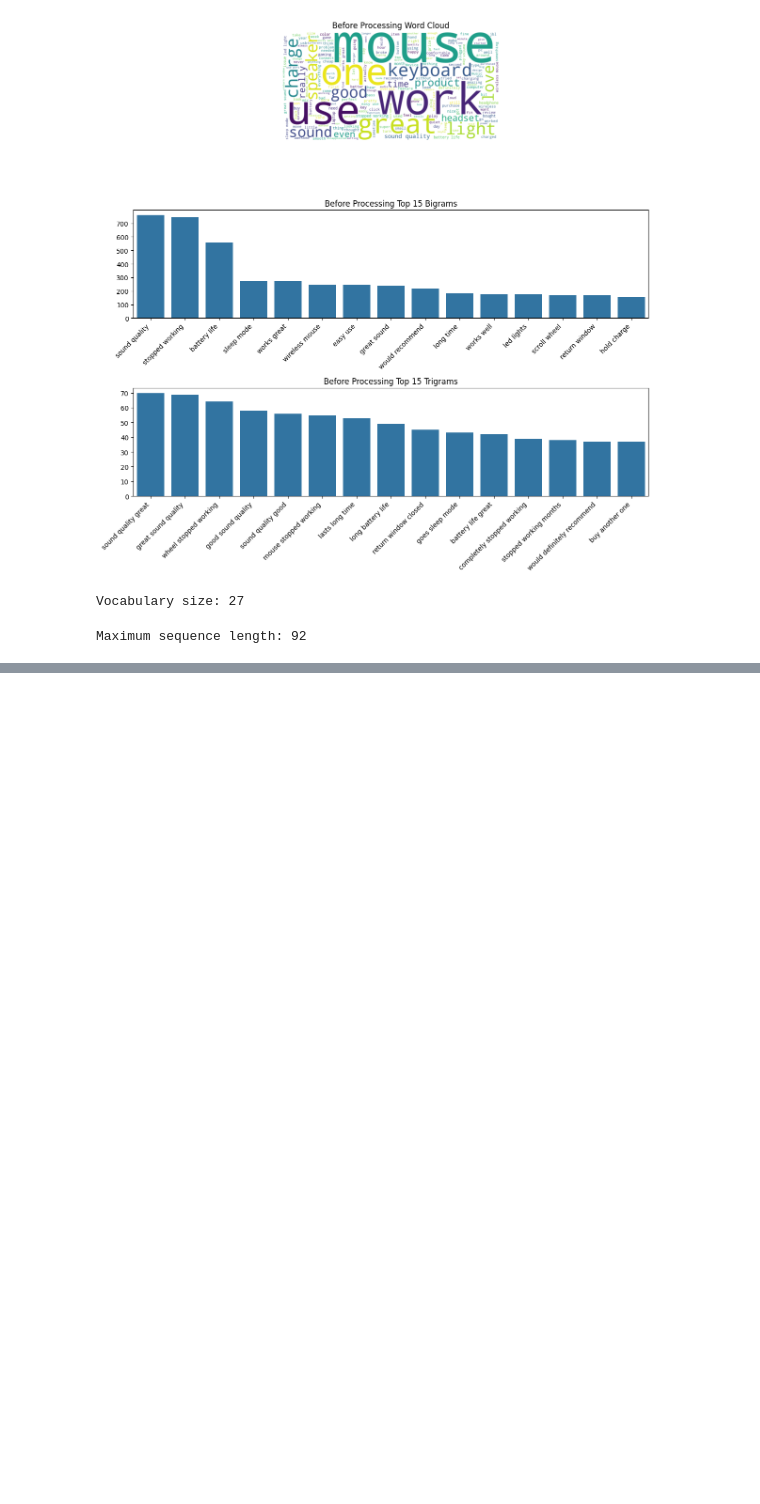
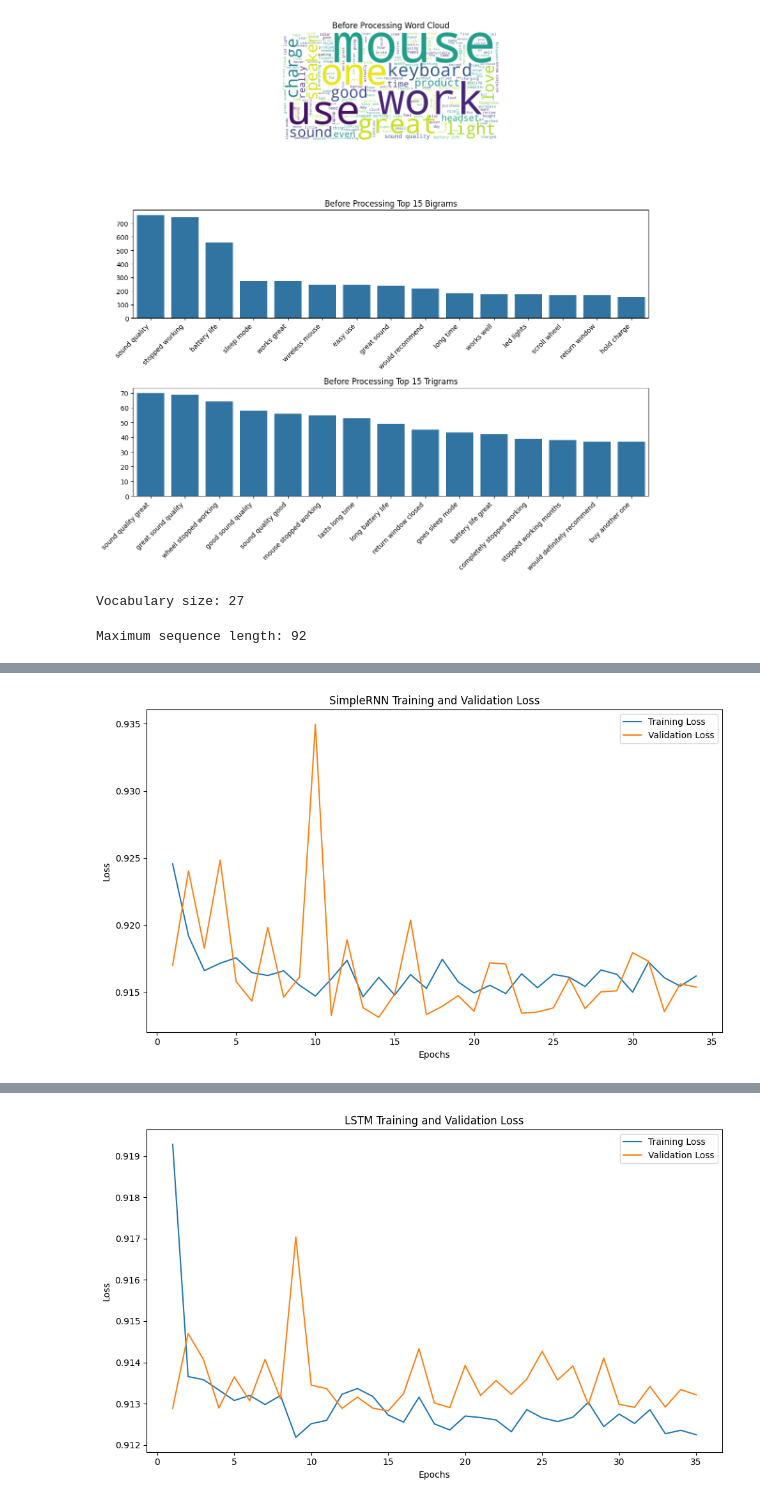
Before and after one commit to net-runner/wsei-nlp-and-generative-models, a Jupyter notebook: RNN_NLP_2.ipynb, the cells around one changed output, grey strips where cells are left out. Drawn from its saved outputs; the diff is of its cells as text; code cells hidden in the pictures; blank space fills up the shorter version.

Commit message:
Model compare.

```diff
--- a/RNN_NLP_2.ipynb
+++ b/RNN_NLP_2.ipynb
@@ -375,7 +375,7 @@ def train_model(model, train_loader, val_loader, optimizer, criterion, device, n
         # Early stopping
         if val_loss < best_val_loss:
             best_val_loss = val_loss
-            torch.save(model.state_dict(), 'best_model.pt')
+            torch.save(model.state_dict(), f'{model_name}_best_model.pt')
             epochs_without_improvement = 0
         else:
             epochs_without_improvement += 1
@@ -384,7 +384,7 @@ def train_model(model, train_loader, val_loader, optimizer, criterion, device, n
                 break
 
     # Load best model for evaluation
-    model.load_state_dict(torch.load('best_model.pt'))
+    model.load_state_dict(torch.load(f'{model_name}_best_model.pt'))
 
     return model, train_losses, val_losses
 # %%
@@ -421,8 +421,8 @@ embedding_dim = 100
 hidden_dim = 128
 output_dim = len(label_encoder.classes_)
 learning_rate = 0.001
-n_epochs = 20
-patience = 3
+n_epochs = 100
+patience = 20
 
 # List of models to train
 models = {
@@ -458,5 +458,16 @@ for model_name, model in models.items():
 
     print(f"{model_name} Test Loss: {test_loss:.4f}, Accuracy: {accuracy:.4f}")
     print(f"Classification Report:\n{report}")
+
+    plt.figure(figsize=(10, 6))
+    plt.plot(range(1, len(train_losses) + 1), train_losses, label='Training Loss')
+    plt.plot(range(1, len(val_losses) + 1), val_losses, label='Validation Loss')
+    plt.xlabel('Epochs')
+    plt.ylabel('Loss')
+    plt.title(f'{model_name} Training and Validation Loss')
+    plt.legend()
+    plt.tight_layout()
+    plt.savefig(f'{model_name}_loss.png')
+    plt.show()
 # %% [output]
 Training SimpleRNN...
@@ -478,0 +490 @@ Training LSTM...
+[figure, added]
@@ -497,0 +508 @@ Training BiLSTM...
+[figure, added]
```
Also changed, not shown: parts of 2 cells of this notebook, 11 other files.
